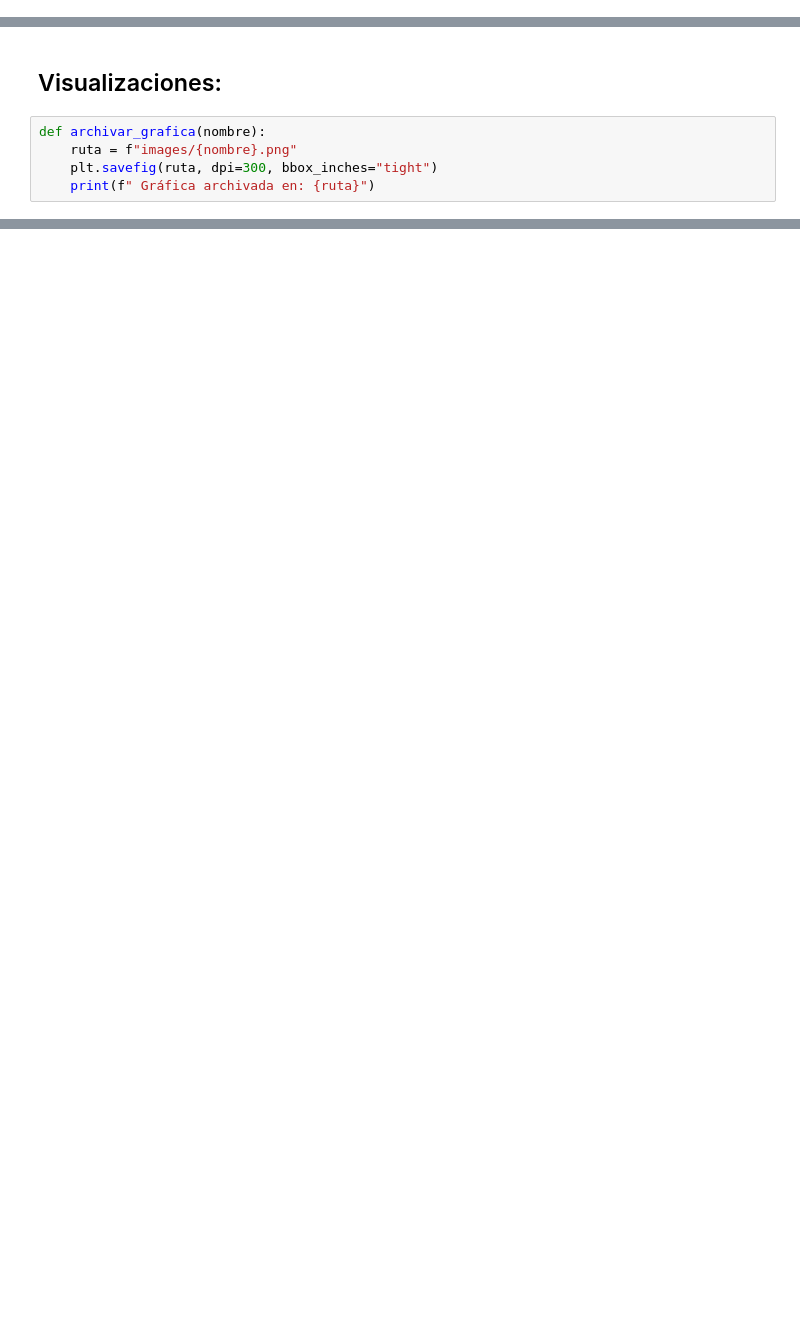
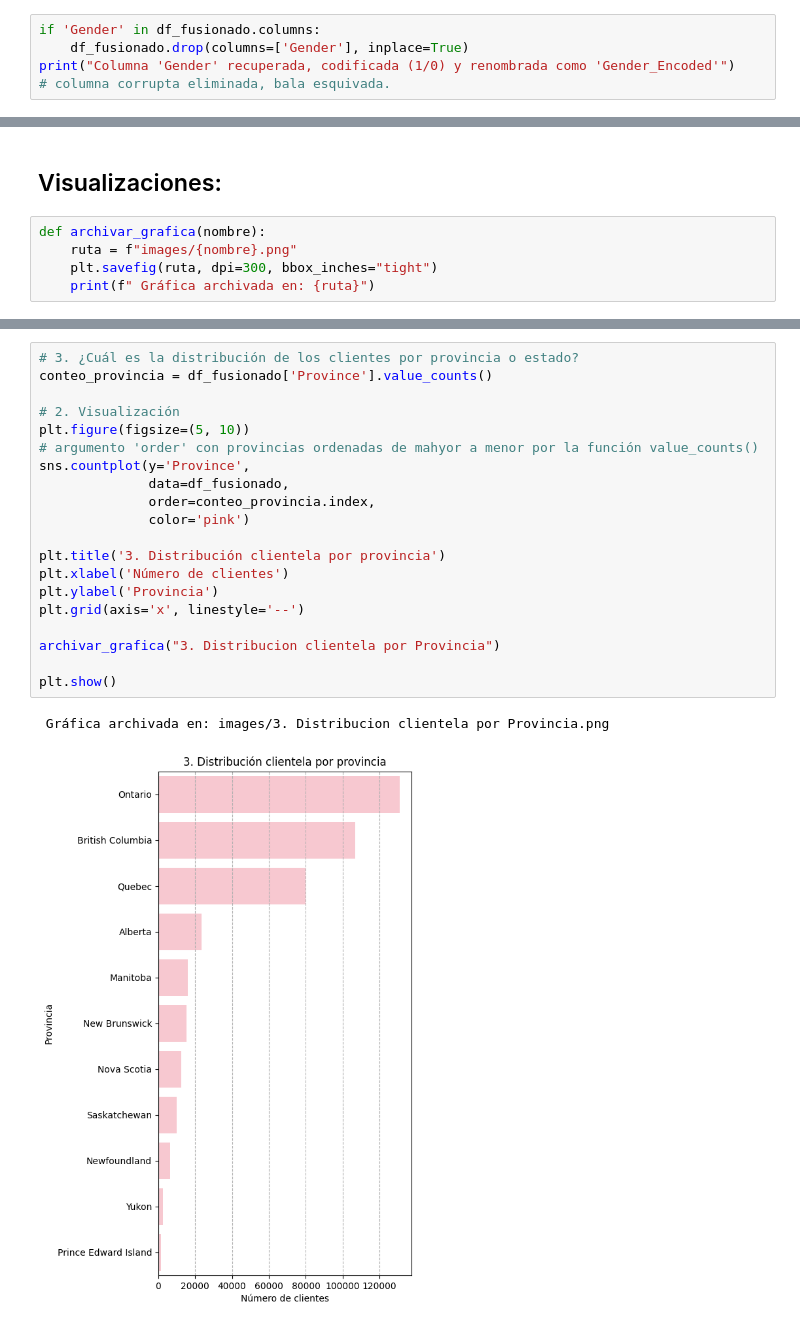
Before and after one commit to Adalab/bda-modulo-3-evaluacion-final-andrearvirgos, a Jupyter notebook: Solución-evaluación-final.ipynb, the cells around one changed output, grey strips where cells are left out. Saved outputs shown, nothing was run; the diff lists cells and outputs as text; blank space fills up the shorter version.

```diff
--- a/Solución-evaluación-final.ipynb
+++ b/Solución-evaluación-final.ipynb
@@ -528,0 +543,5 @@ df_fusionado['Gender'] = df_fusionado['Gender'].map({'Female': 1, 'Male': 0})
+# %%
+if 'Gender' in df_fusionado.columns:
+    df_fusionado.drop(columns=['Gender'], inplace=True)
+print("Columna 'Gender' recuperada, codificada (1/0) y renombrada como 'Gender_Encoded'")
+# columna corrupta eliminada, bala esquivada.
@@ -547,0 +683,23 @@ plt.show()
+# %%
+# 3. ¿Cuál es la distribución de los clientes por provincia o estado?
+conteo_provincia = df_fusionado['Province'].value_counts()
+
+# 2. Visualización
+plt.figure(figsize=(5, 10))
+# argumento 'order' con provincias ordenadas de mahyor a menor por la función value_counts()
+sns.countplot(y='Province',
+              data=df_fusionado,
+              order=conteo_provincia.index,
+              color='pink')
+
+plt.title('3. Distribución clientela por provincia')
+plt.xlabel('Número de clientes')
+plt.ylabel('Provincia')
+plt.grid(axis='x', linestyle='--')
+
+archivar_grafica("3. Distribucion clientela por Provincia")
+
+plt.show()
+# %% [output]
+ Gráfica archivada en: images/3. Distribucion clientela por Provincia.png
+[figure, added]
```
Also changed, not shown: parts of 26 cells of this notebook, 9 other files.
